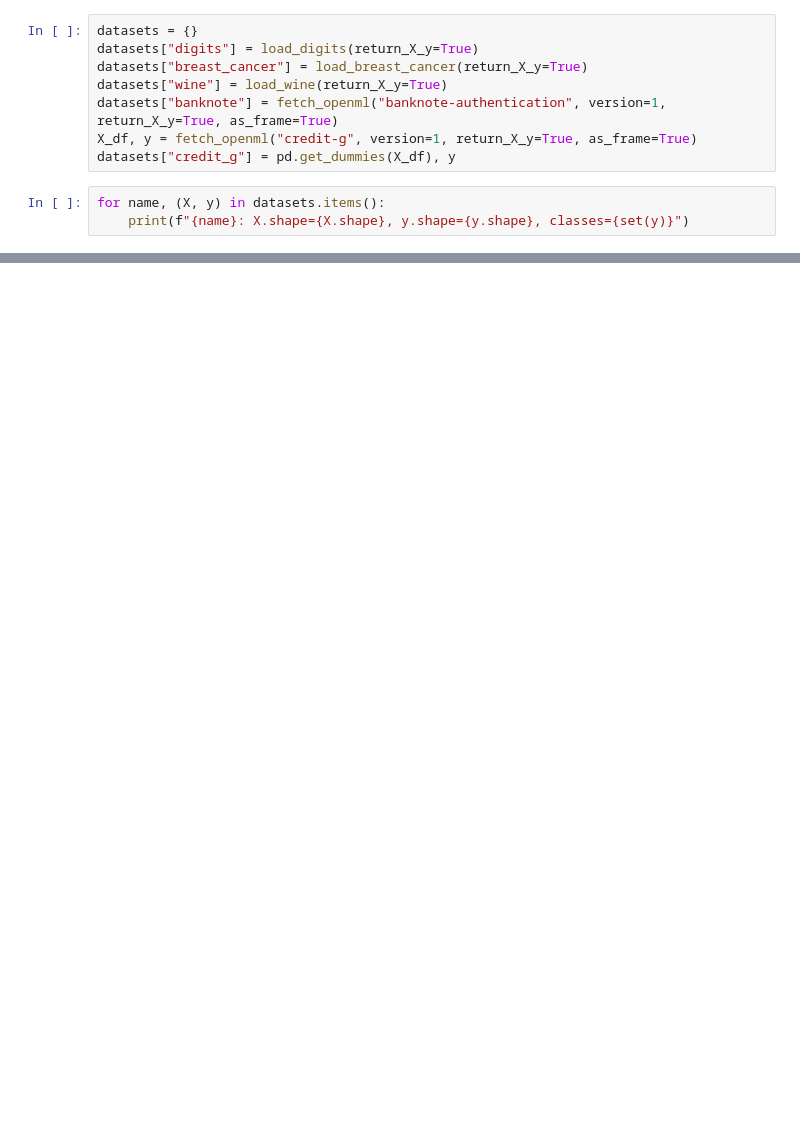
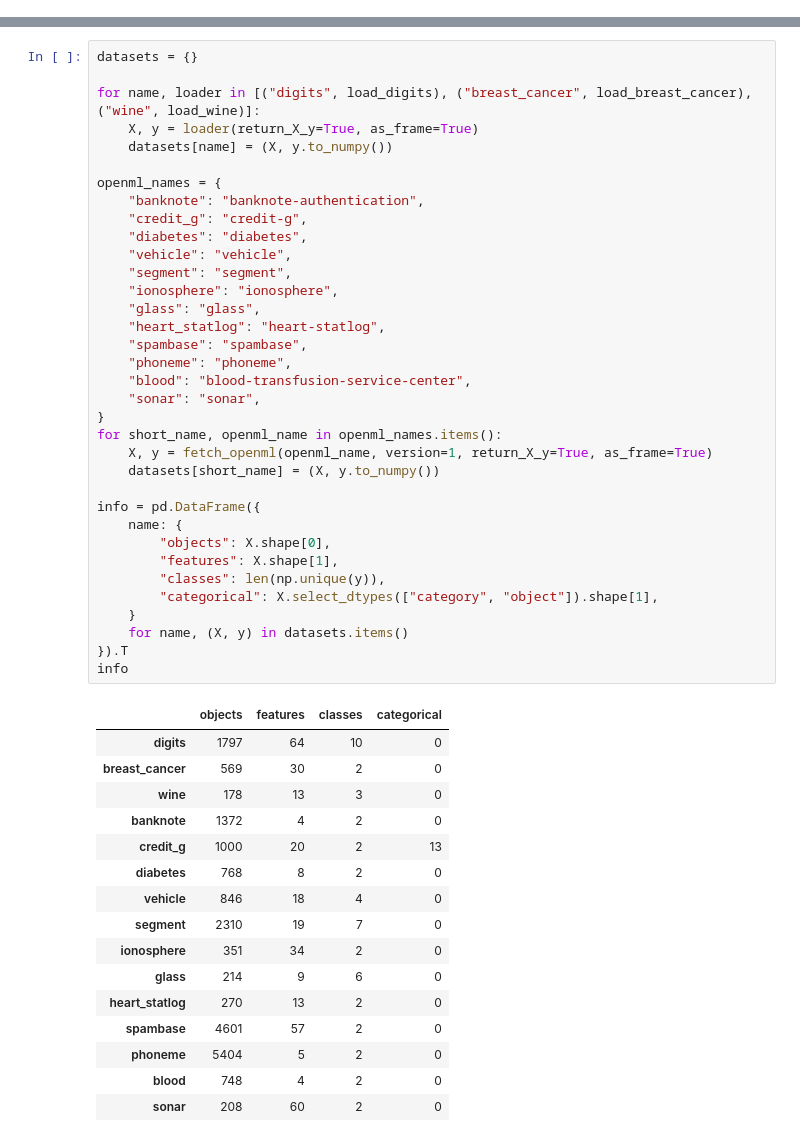
Before and after one commit to P0dp1vass/stat_anal, a Jupyter notebook: first.ipynb, the cells around one changed output, grey strips where cells are left out. Cells and saved outputs as stored; diff of their text form; blank space fills up the shorter version.

```diff
--- a/first.ipynb
+++ b/first.ipynb
@@ -53,11 +43,0 @@ RANDOM_STATE = 42
-# %%
-datasets = {}
-datasets["digits"] = load_digits(return_X_y=True)
-datasets["breast_cancer"] = load_breast_cancer(return_X_y=True)
-datasets["wine"] = load_wine(return_X_y=True)
-datasets["banknote"] = fetch_openml("banknote-authentication", version=1, return_X_y=True, as_frame=True)
-X_df, y = fetch_openml("credit-g", version=1, return_X_y=True, as_frame=True)
-datasets["credit_g"] = pd.get_dummies(X_df), y
-# %%
-for name, (X, y) in datasets.items():
-    print(f"{name}: X.shape={X.shape}, y.shape={y.shape}, classes={set(y)}")
@@ -76,0 +61,52 @@ models["hgb"] = HistGradientBoostingClassifier(random_state=RANDOM_STATE)
+# %%
+datasets = {}
+
+for name, loader in [("digits", load_digits), ("breast_cancer", load_breast_cancer), ("wine", load_wine)]:
+    X, y = loader(return_X_y=True, as_frame=True)
+    datasets[name] = (X, y.to_numpy())
+
+openml_names = {
+    "banknote": "banknote-authentication",
+    "credit_g": "credit-g",
+    "diabetes": "diabetes",
+    "vehicle": "vehicle",
+    "segment": "segment",
+    "ionosphere": "ionosphere",
+    "glass": "glass",
+    "heart_statlog": "heart-statlog",
+    "spambase": "spambase",
+    "phoneme": "phoneme",
+    "blood": "blood-transfusion-service-center",
+    "sonar": "sonar",
+}
+for short_name, openml_name in openml_names.items():
+    X, y = fetch_openml(openml_name, version=1, return_X_y=True, as_frame=True)
+    datasets[short_name] = (X, y.to_numpy())
+
+info = pd.DataFrame({
+    name: {
+        "objects": X.shape[0],
+        "features": X.shape[1],
+        "classes": len(np.unique(y)),
+        "categorical": X.select_dtypes(["category", "object"]).shape[1],
+    }
+    for name, (X, y) in datasets.items()
+}).T
+info
+# %% [output]
+|  | objects | features | classes | categorical |
+| digits | 1797 | 64 | 10 | 0 |
+| breast_cancer | 569 | 30 | 2 | 0 |
+| wine | 178 | 13 | 3 | 0 |
+| banknote | 1372 | 4 | 2 | 0 |
+| credit_g | 1000 | 20 | 2 | 13 |
+| diabetes | 768 | 8 | 2 | 0 |
+| vehicle | 846 | 18 | 4 | 0 |
+| segment | 2310 | 19 | 7 | 0 |
+| ionosphere | 351 | 34 | 2 | 0 |
+| glass | 214 | 9 | 6 | 0 |
+| heart_statlog | 270 | 13 | 2 | 0 |
+| spambase | 4601 | 57 | 2 | 0 |
+| phoneme | 5404 | 5 | 2 | 0 |
+| blood | 748 | 4 | 2 | 0 |
+| sonar | 208 | 60 | 2 | 0 |
```
Also changed, not shown: parts of 92 cells of this notebook, 9 other files.
